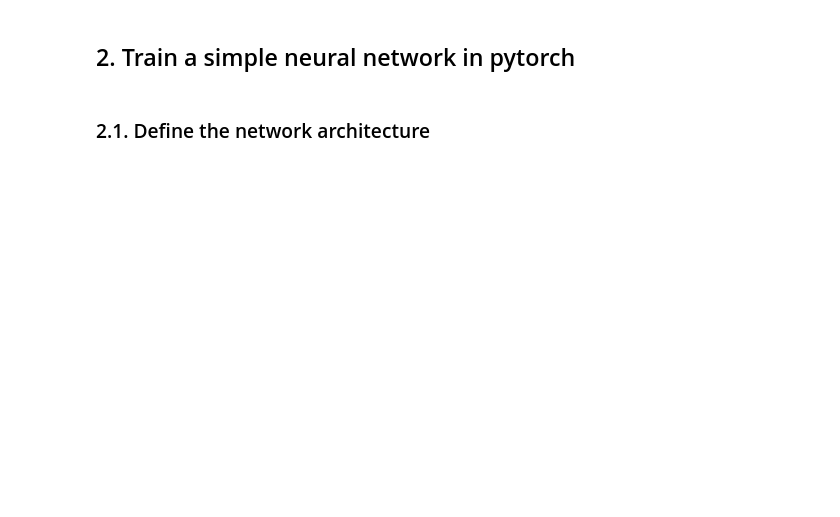
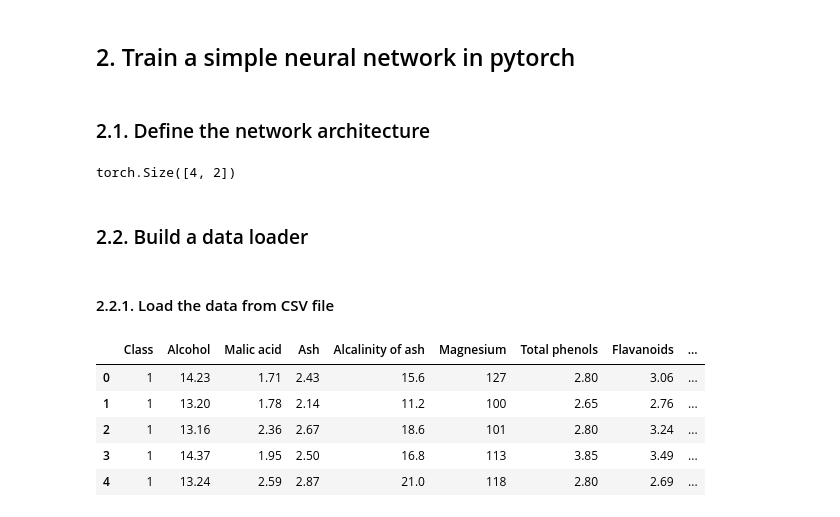
Before and after one commit to hieubkvn123/Dacademy, a Jupyter notebook: src/notebooks/data_analytics_part_III_section_2.ipynb, the cells around one changed output. Cells and saved outputs as stored; diff of their text form; code cells hidden in the pictures; blank space fills up the shorter version.

```diff
--- a/src/notebooks/data_analytics_part_III_section_2.ipynb
+++ b/src/notebooks/data_analytics_part_III_section_2.ipynb
@@ -73,0 +78,38 @@ class ANN(nn.Module):
+# %%
+# Define a neural network as subclass of nn.Module
+class ANN(nn.Module):
+    def __init__(self, in_features, hidden=16, n_classes=10):
+        super(ANN, self).__init__()
+        self.input_layer = nn.Linear(in_features=in_features, out_features=hidden)
+        self.hidden_layer = nn.Linear(in_features=hidden, out_features=n_classes)
+        self.output_layer = nn.Softmax(dim=1)
+
+    def forward(self, inputs):
+        outputs = self.input_layer(inputs)
+        outputs = self.hidden_layer(outputs)
+        outputs = self.output_layer(outputs)
+
+        return outputs
+
+x = torch.normal(0, 1, size=(4, 12))
+model = ANN(12, hidden=8, n_classes=2)
+model(x).shape
+# %% [output]
+torch.Size([4, 2])
+# %% [markdown]
+### 2.2. Build a data loader
+# %% [markdown]
+#### 2.2.1. Load the data from CSV file
+# %%
+# Read data from csv file and rename columns
+data = pd.read_csv('../datasets/wine.csv')
+data = data.rename(columns={'OD280/OD315 of diluted wines':'protein'})
+
+data.head()
+# %% [output]
+|  | Class | Alcohol | Malic acid | Ash | Alcalinity of ash | Magnesium | Total phenols | Flavanoids | ... |
+| 0 | 1 | 14.23 | 1.71 | 2.43 | 15.6 | 127 | 2.80 | 3.06 | ... |
+| 1 | 1 | 13.20 | 1.78 | 2.14 | 11.2 | 100 | 2.65 | 2.76 | ... |
+| 2 | 1 | 13.16 | 2.36 | 2.67 | 18.6 | 101 | 2.80 | 3.24 | ... |
+| 3 | 1 | 14.37 | 1.95 | 2.50 | 16.8 | 113 | 3.85 | 3.49 | ... |
+| 4 | 1 | 13.24 | 2.59 | 2.87 | 21.0 | 118 | 2.80 | 2.69 | ... |
```
Also changed, not shown: parts of 13 cells of this notebook.
